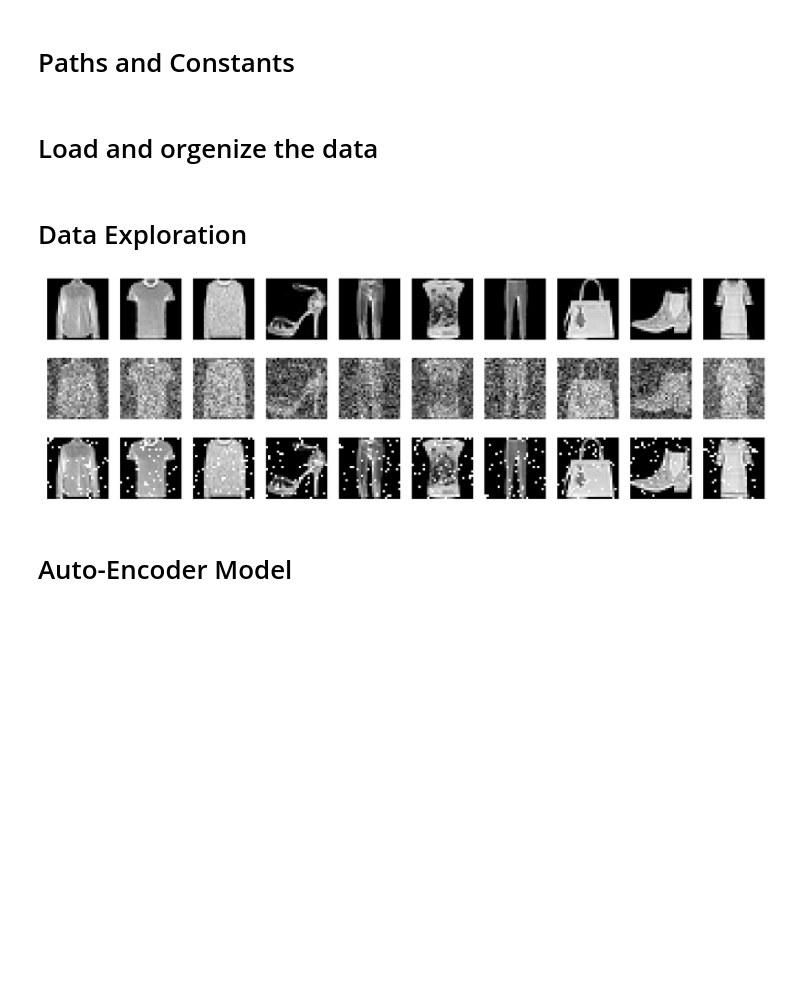
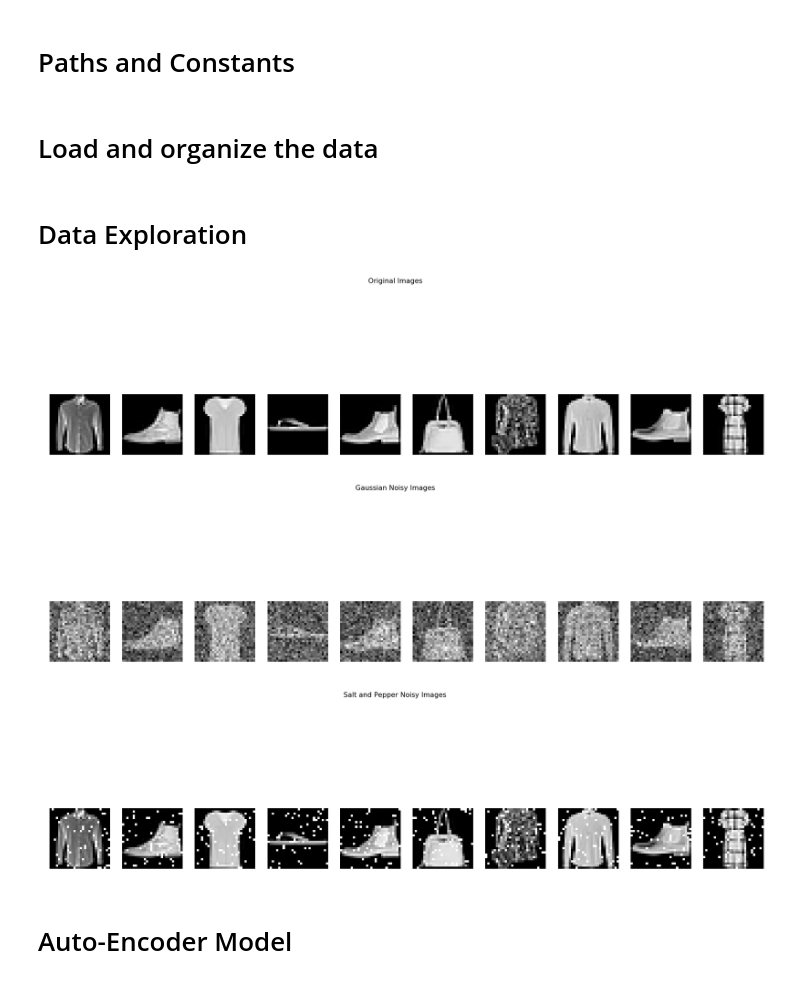
Before and after one commit to Nimrods/DeepLearning-Fashion-MNIST-Projects, a Jupyter notebook: Image Denoising (AE).ipynb, the cells around one changed output. Cells and saved outputs as stored; diff of their text form; code cells hidden in the pictures; blank space fills up the shorter version.

```diff
--- a/Image Denoising (AE).ipynb
+++ b/Image Denoising (AE).ipynb
@@ -21,7 +26,7 @@ IMG_HEIGHT = 28
 IMG_CHANNELS = 1
 IMG_PATH = r'C:\Users\nimro\Documents\Data\FashionMnist'
 # %% [markdown]
-# Load and orgenize the data
+# Load and organize the data
 # %%
 """read csv to numpy arrays"""
 dfTrain = pd.read_csv(os.path.join(IMG_PATH, 'fashion-mnist_train.csv'))
@@ -38,40 +43,48 @@ X_test = X_test.astype('float32') / 255
 # %% [markdown]
 # Data Exploration
 # %%
+numOfFigs = 10
+
 def saltAndPepperNoise(cleanImgs, k=50):
     noisyImgs = np.zeros(cleanImgs.shape, cleanImgs.dtype)
     for i in range (len(cleanImgs)):
         randomFlat = np.random.randint(0, IMG_WIDTH*IMG_HEIGHT-1, size=k)
         noiseCoor = np.unravel_index(randomFlat, dims=(IMG_WIDTH, IMG_HEIGHT))
         noiseBG = np.zeros((IMG_WIDTH, IMG_HEIGHT, IMG_CHANNELS), dtype=np.float32)
         noiseBG[noiseCoor[0][:],noiseCoor[1][:]] = 1.0
         noiseImg = np.clip(np.add(noiseBG, cleanImgs[i]), 0.0, 1.0)
         noisyImgs[i] = noiseImg
     return noisyImgs
 
 # add addtive Gaussian noise to original images
 noiseFactor = 0.3
 X_trainNoiseGauss = X_train + noiseFactor * np.random.normal(loc=0.0, scale=1.0, size=X_train.shape)
 X_testNoiseGauss = X_test + noiseFactor * np.random.normal(loc=0.0, scale=1.0, size=X_test.shape)
 # add salt and pepper noise to original images
 X_testNoiseSnP = saltAndPepperNoise(X_test)
 X_trainNoiseSnP = saltAndPepperNoise(X_train)
 
 # plot original images and noisy images
-fig, axes = plt.subplots(3, numOfFigs, figsize=(30, 10))
+figOrigin, axesOrigin = plt.subplots(1, numOfFigs, figsize=(30,10))
+figGauss, axesGauss = plt.subplots(1, numOfFigs, figsize=(30, 10))
+figSnP, axesSnP = plt.subplots(1, numOfFigs, figsize=(30, 10))
+
+figOrigin.suptitle('Original Images', fontsize=16)
+figGauss.suptitle('Gaussian Noisy Images', fontsize=16)
+figSnP.suptitle('Salt and Pepper Noisy Images', fontsize=16)
+
 for i in range(0, numOfFigs):
     index = random.randint(0, X_train.shape[0])
-    axes[0][i].imshow(X_train[index,:, :, 0], cmap='gray')
-    axes[1][i].imshow(X_trainNoiseGauss[index,:,:,0], cmap='gray')
-    axes[2][i].imshow(X_trainNoiseSnP[index,:, :, 0], cmap='gray')
-    axes[0][i].axis('off')
-    axes[1][i].axis('off')
-    axes[2][i].axis('off')
-
-plt.tight_layout()
-plt.show()
+    axesOrigin[i].imshow(X_train[index,:, :, 0], cmap='gray')
+    axesGauss[i].imshow(X_trainNoiseGauss[index,:,:,0], cmap='gray')
+    axesSnP[i].imshow(X_trainNoiseSnP[index,:, :, 0], cmap='gray')
+    axesOrigin[i].axis('off')
+    axesGauss[i].axis('off')
+    axesSnP[i].axis('off')
 # %% [output]
-[figure, old version]
+[figure, new version]
+[figure, added]
+[figure, added]
 # %% [markdown]
 # Auto-Encoder Model
 # %%
```
Also changed, not shown: parts of 6 cells of this notebook, 2 other files.
